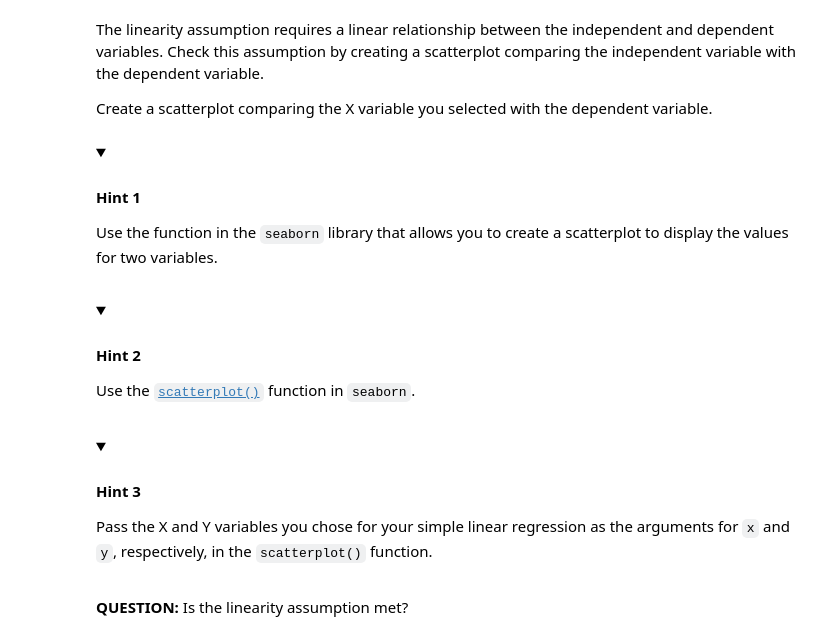
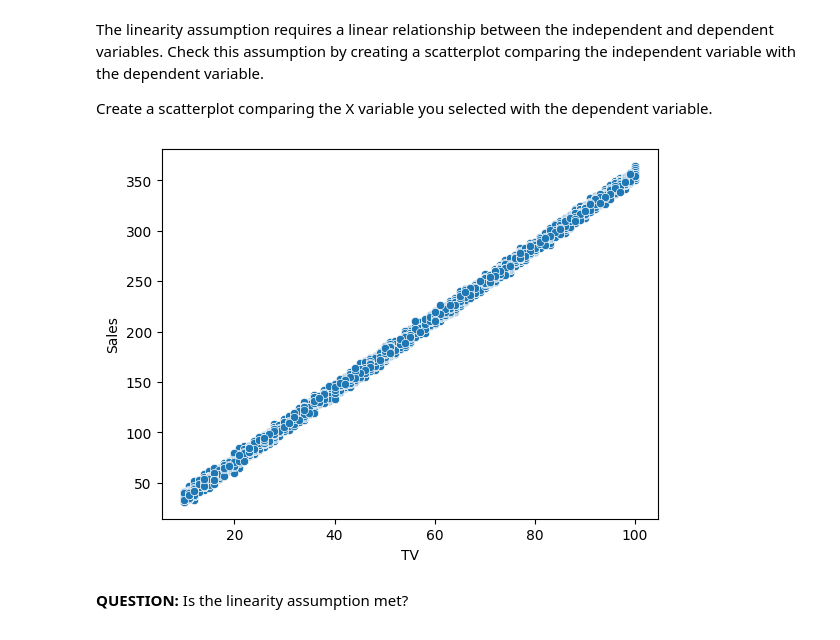
Before and after one commit to dianario/google_advanced_data_analytics, a Jupyter notebook: stats_simple_linear_regression_2/lab_evaluate_simple_linear_regression_2.ipynb, the cells around one changed output. Drawn from its saved outputs; the diff is of its cells as text; code cells hidden in the pictures; folded sections open.

```diff
--- a/stats_simple_linear_regression_2/lab_evaluate_simple_linear_regression_2.ipynb
+++ b/stats_simple_linear_regression_2/lab_evaluate_simple_linear_regression_2.ipynb
@@ -218,29 +218,10 @@ The linearity assumption requires a linear relationship between the independent
 Create a scatterplot comparing the X variable you selected with the dependent variable.
 # %%
 # Create a scatterplot comparing X and Sales (Y).
-
-### YOUR CODE HERE ###
+sns.scatterplot(x= data['TV'], y=data['Sales'])
+plt.show()
+# %% [output]
+[figure, added]
-# %% [markdown]
-<details>
-<summary><h4><strong>Hint 1</strong></h4></summary>
-
-Use the function in the `seaborn` library that allows you to create a scatterplot to display the values for two variables.
-
-</details>
-# %% [markdown]
-<details>
-<summary><h4><strong>Hint 2</strong></h4></summary>
-
-Use the [`scatterplot()`](https://seaborn.pydata.org/generated/seaborn.scatterplot.html) function in `seaborn`.
-
-</details>
-# %% [markdown]
-<details>
-<summary><h4><strong>Hint 3</strong></h4></summary>
-
-Pass the X and Y variables you chose for your simple linear regression as the arguments for `x` and `y`, respectively, in the `scatterplot()` function.
-
-</details>
 # %% [markdown]
 **QUESTION:** Is the linearity assumption met?
 # %% [markdown]
```
Also changed, not shown: parts of 32 cells of this notebook.
